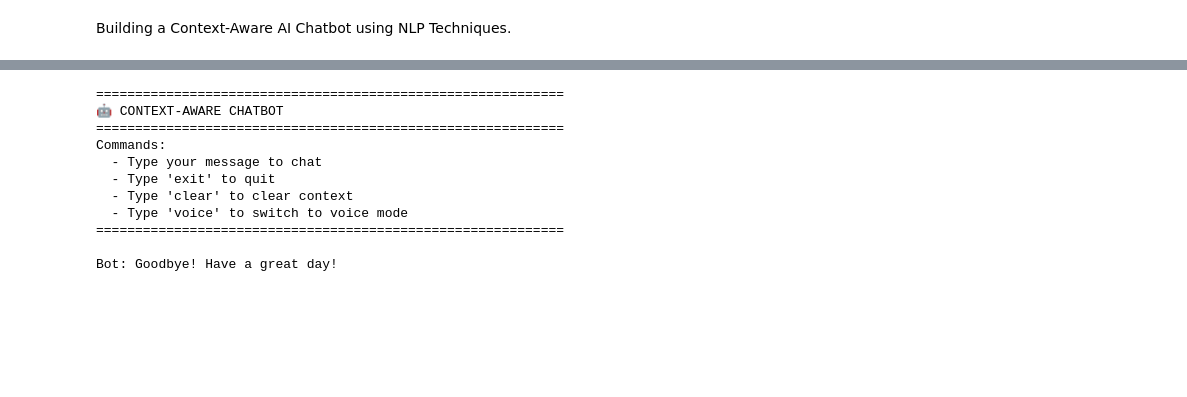
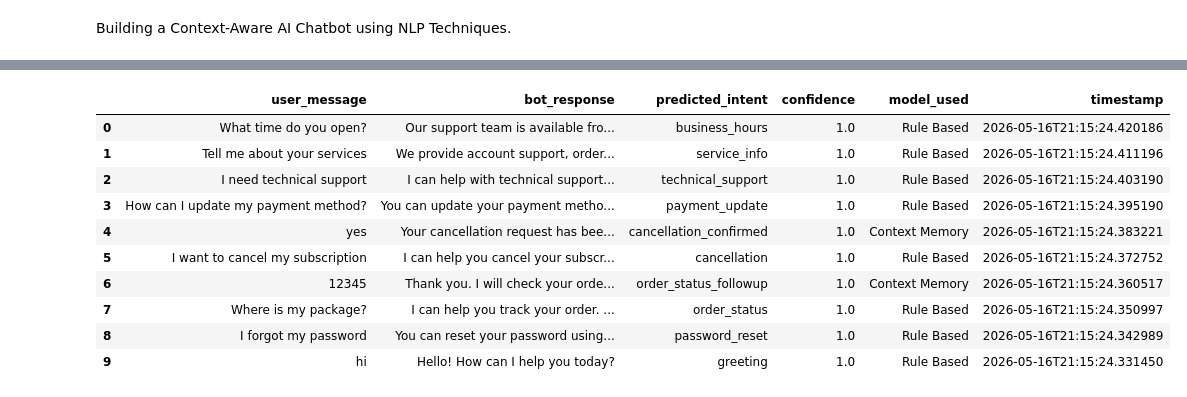
Before and after one commit to isaifullah/Intern_at_Hasnain_Karimain_Software_House, a Jupyter notebook: 13_AI_chatbot/chatbot.ipynb, the cells around one changed output, grey strips where cells are left out. Drawn from its saved outputs; the diff is of its cells as text; code cells hidden in the pictures; blank space fills up the shorter version.

Commit message:
AI chatbot

```diff
--- a/13_AI_chatbot/chatbot.ipynb
+++ b/13_AI_chatbot/chatbot.ipynb
@@ -578,71 +529,21 @@ print("✅ Voice functions ready (uncomment to use)")
 # %%
 # ============================================================
-# CELL 12: CONSOLE CHAT
+# CELL 12: VIEW CHAT HISTORY
 # ============================================================
 
-def console_chat():
-    """
-    Run chatbot in interactive console mode.
-    """
-    print("\n" + "="*60)
-    print("🤖 CONTEXT-AWARE CHATBOT")
-    print("="*60)
-    print("Commands:")
-    print("  - Type your message to chat")
-    print("  - Type 'exit' to quit")
-    print("  - Type 'clear' to clear context")
-    print("  - Type 'voice' to switch to voice mode")
-    print("="*60 + "\n")
-
-    user_id = "console_user"
-
-    while True:
-        try:
-            user_input = input("You: ").strip()
-
-            if user_input.lower() == 'exit':
-                print("Bot: Goodbye! Have a great day!")
-                break
-
-            if user_input.lower() == 'clear':
-                clear_context(user_id)
-                print("Bot: Conversation context cleared!")
-                continue
-
-            if user_input.lower() == 'voice':
-                voice_chat_session(user_id)
-                continue
-
-            if not user_input:
-                continue
-
-            # Get response
-            response = chatbot(user_input, user_id, use_bert=False)
-            print(f"Bot: {response}\n")
-
-            # Save to database
-            intent = predict_intent(user_input)
-            save_conversation(user_id, user_input, response, intent)
-
-        except KeyboardInterrupt:
-            print("\nBot: Goodbye!")
-            break
-        except Exception as e:
-            print(f"Error: {e}\n")
-
-# Run the chatbot
-console_chat()
+history_df = load_chat_history(limit=10)
+history_df
 # %% [output]
-============================================================
-🤖 CONTEXT-AWARE CHATBOT
-============================================================
-Commands:
-  - Type your message to chat
-  - Type 'exit' to quit
-  - Type 'clear' to clear context
-  - Type 'voice' to switch to voice mode
-============================================================
-
-Bot: Goodbye! Have a great day!
+|  | user_message | bot_response | predicted_intent | confidence | model_used | timestamp |
+| 0 | What time do you open? | Our support team is available fro... | business_hours | 1.0 | Rule Based | 2026-05-16T21:15:24.420186 |
+| 1 | Tell me about your services | We provide account support, order... | service_info | 1.0 | Rule Based | 2026-05-16T21:15:24.411196 |
+| 2 | I need technical support | I can help with technical support... | technical_support | 1.0 | Rule Based | 2026-05-16T21:15:24.403190 |
+| 3 | How can I update my payment method? | You can update your payment metho... | payment_update | 1.0 | Rule Based | 2026-05-16T21:15:24.395190 |
+| 4 | yes | Your cancellation request has bee... | cancellation_confirmed | 1.0 | Context Memory | 2026-05-16T21:15:24.383221 |
+| 5 | I want to cancel my subscription | I can help you cancel your subscr... | cancellation | 1.0 | Rule Based | 2026-05-16T21:15:24.372752 |
+| 6 | 12345 | Thank you. I will check your orde... | order_status_followup | 1.0 | Context Memory | 2026-05-16T21:15:24.360517 |
+| 7 | Where is my package? | I can help you track your order. ... | order_status | 1.0 | Rule Based | 2026-05-16T21:15:24.350997 |
+| 8 | I forgot my password | You can reset your password using... | password_reset | 1.0 | Rule Based | 2026-05-16T21:15:24.342989 |
+| 9 | hi | Hello! How can I help you today? | greeting | 1.0 | Rule Based | 2026-05-16T21:15:24.331450 |
 # %%
 # ============================================================
```
Also changed, not shown: parts of 18 cells of this notebook, 10 other files.
